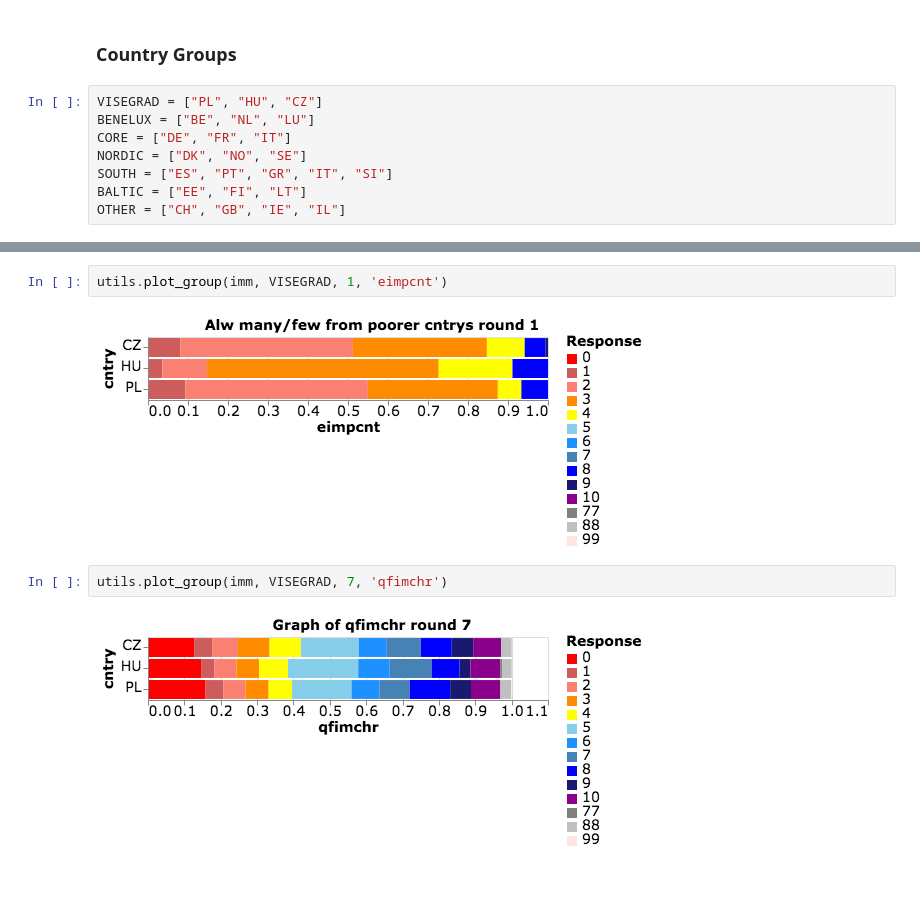
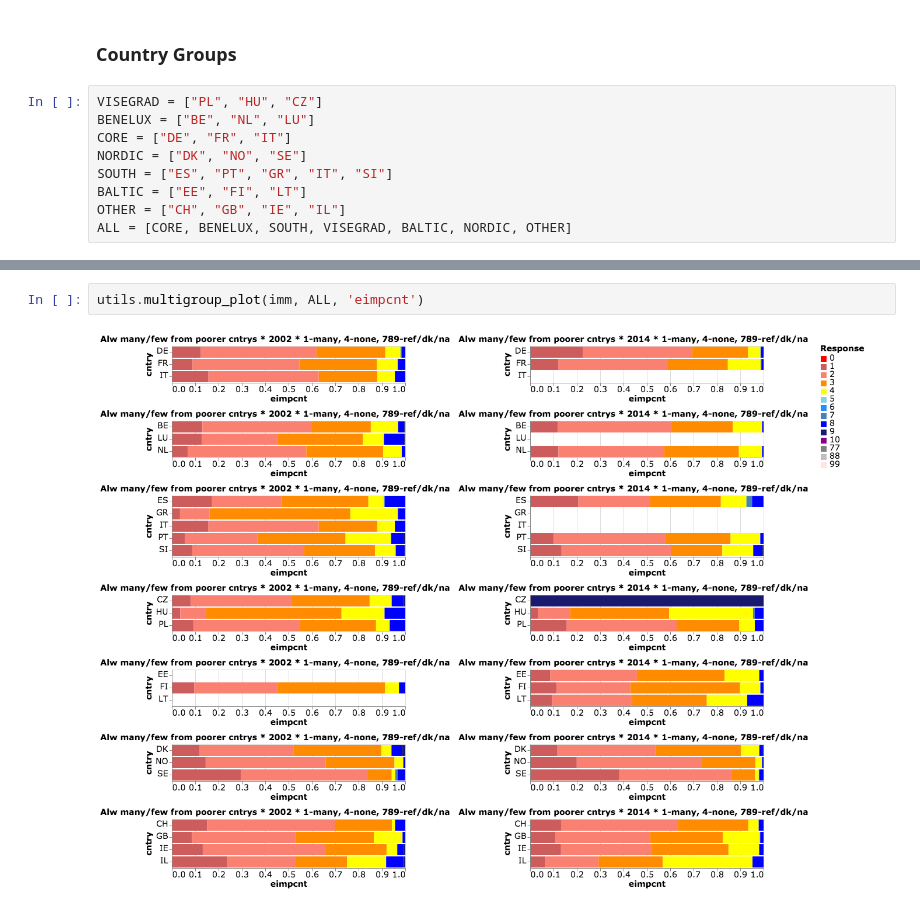
Before and after one commit to agoldhammer/ess, a Jupyter notebook: ESS Immigration.ipynb, the cells around one changed output, grey strips where cells are left out. Saved outputs shown, nothing was run; the diff lists cells and outputs as text; blank space fills up the shorter version.

Commit message:
added multigroup plotting, cleaned up documentation

```diff
--- a/ESS Immigration.ipynb
+++ b/ESS Immigration.ipynb
@@ -33,6 +33,7 @@ NORDIC = ["DK", "NO", "SE"]
 SOUTH = ["ES", "PT", "GR", "IT", "SI"]
 BALTIC = ["EE", "FI", "LT"]
 OTHER = ["CH", "GB", "IE", "IL"]
+ALL = [CORE, BENELUX, SOUTH, VISEGRAD, BALTIC, NORDIC, OTHER]
 # %%
 utils.questions
 # %% [output]
@@ -64,8 +69,4 @@ utils.plot_group(imm, BALTIC, 1, 'pplstrd')
 # %%
-utils.plot_group(imm, VISEGRAD, 1, 'eimpcnt')
+utils.multigroup_plot(imm, ALL, 'eimpcnt')
 # %% [output]
-[figure, old version]
+[figure, new version]
-# %%
-utils.plot_group(imm, VISEGRAD, 7, 'qfimchr')
-# %% [output]
-[figure, removed]
```
Also changed, not shown: parts of 13 cells of this notebook, 1 other file.
